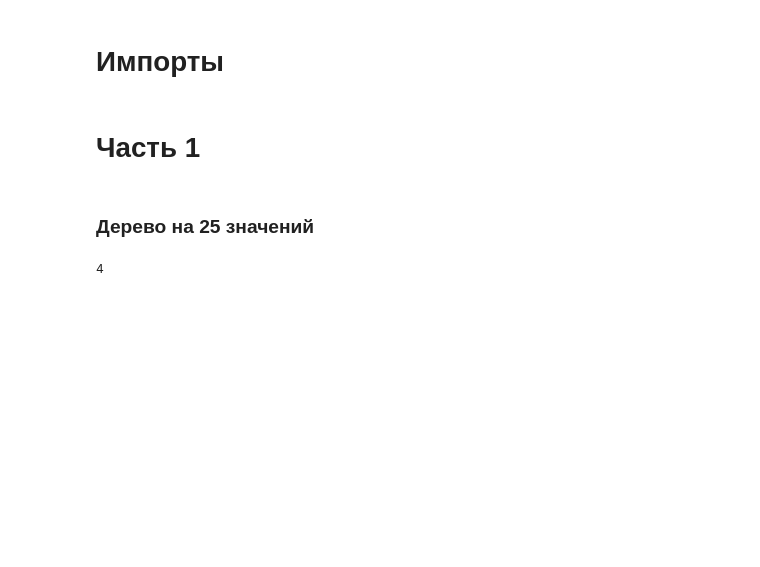
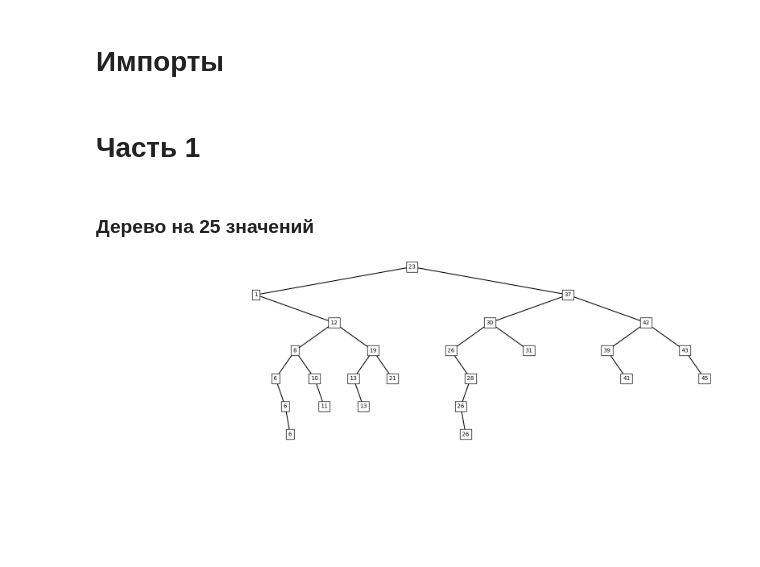
Before and after one commit to angst1437/Bin_trees, a Jupyter notebook: main.ipynb, the cells around one changed output. Drawn from its saved outputs; the diff is of its cells as text; code cells hidden in the pictures; blank space fills up the shorter version.

Commit message:
plotting demo version

```diff
--- a/main.ipynb
+++ b/main.ipynb
@@ -10,21 +10,23 @@ import treelib
 # Часть 1
 # %% [markdown]
 ### Дерево на 25 значений
-# %%
-tree = Tree()
-graphic_tree = treelib.Tree()
-
-tree.add_vertex(10)
-tree.add_vertex(5)
-tree.add_vertex(15)
-tree.add_vertex(3)
-tree.add_vertex(7)
-tree.add_vertex(12)
-tree.add_vertex(17)
-tree.add_vertex(16)
-tree.add_vertex(15)
-
-
-tree.get_height()
-# %% [output]
-4
+# %%
+import matplotlib.pyplot as plt
+from tree_class import Tree
+
+tree = Tree()
+
+for i in range(25):
+    tree.add_vertex(randint(1, 50))
+
+fig, ax = plt.subplots(figsize=(20, 9))
+
+plot_tree.plot_binary_tree(ax, tree.root)
+
+ax.set_xlim(0, 1)
+ax.set_ylim(0, 1)
+ax.axis('off')
+
+plt.show()
+# %% [output]
+[figure, added]
```
Also changed, not shown: parts of 1 cell of this notebook, 1 other file.
